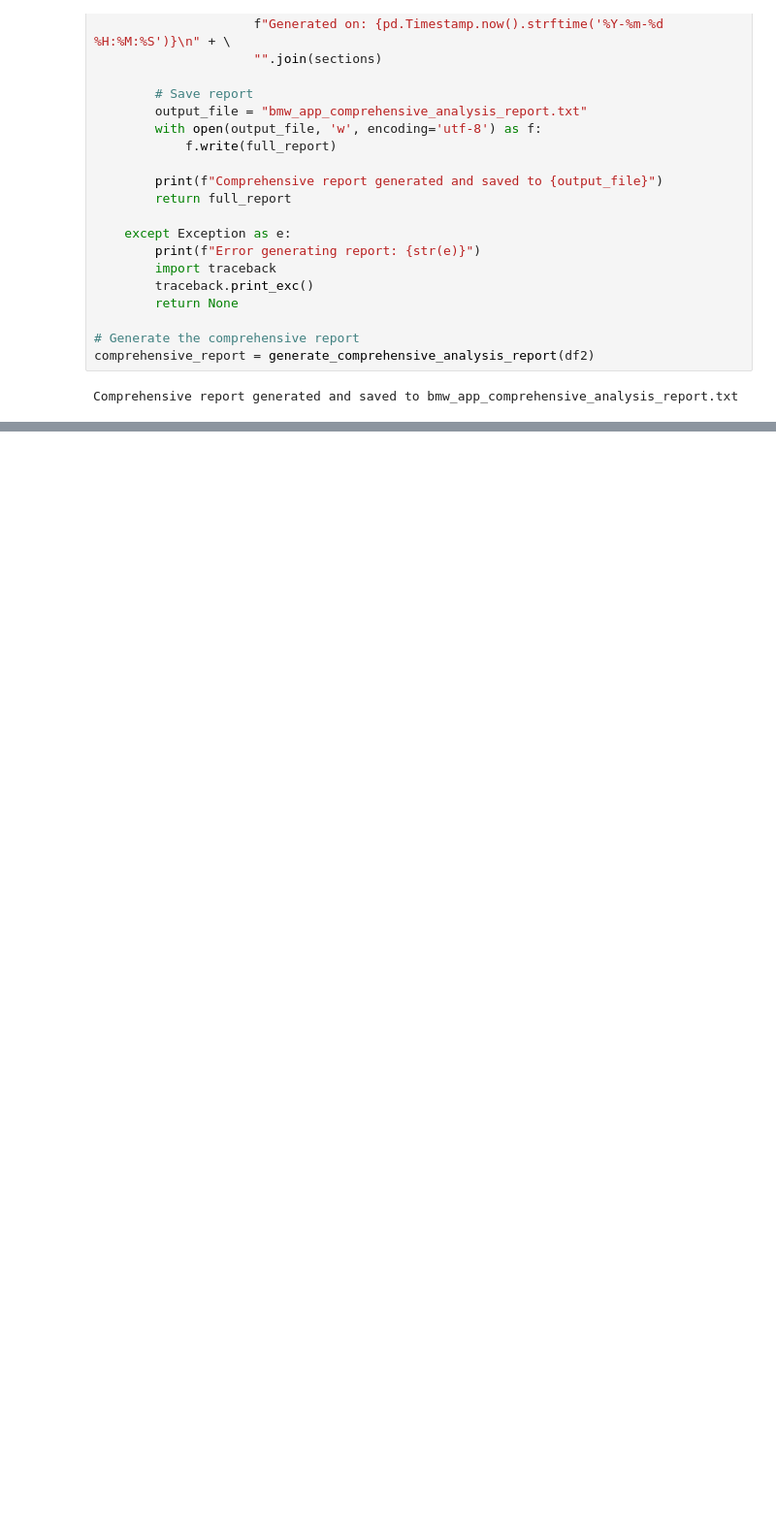
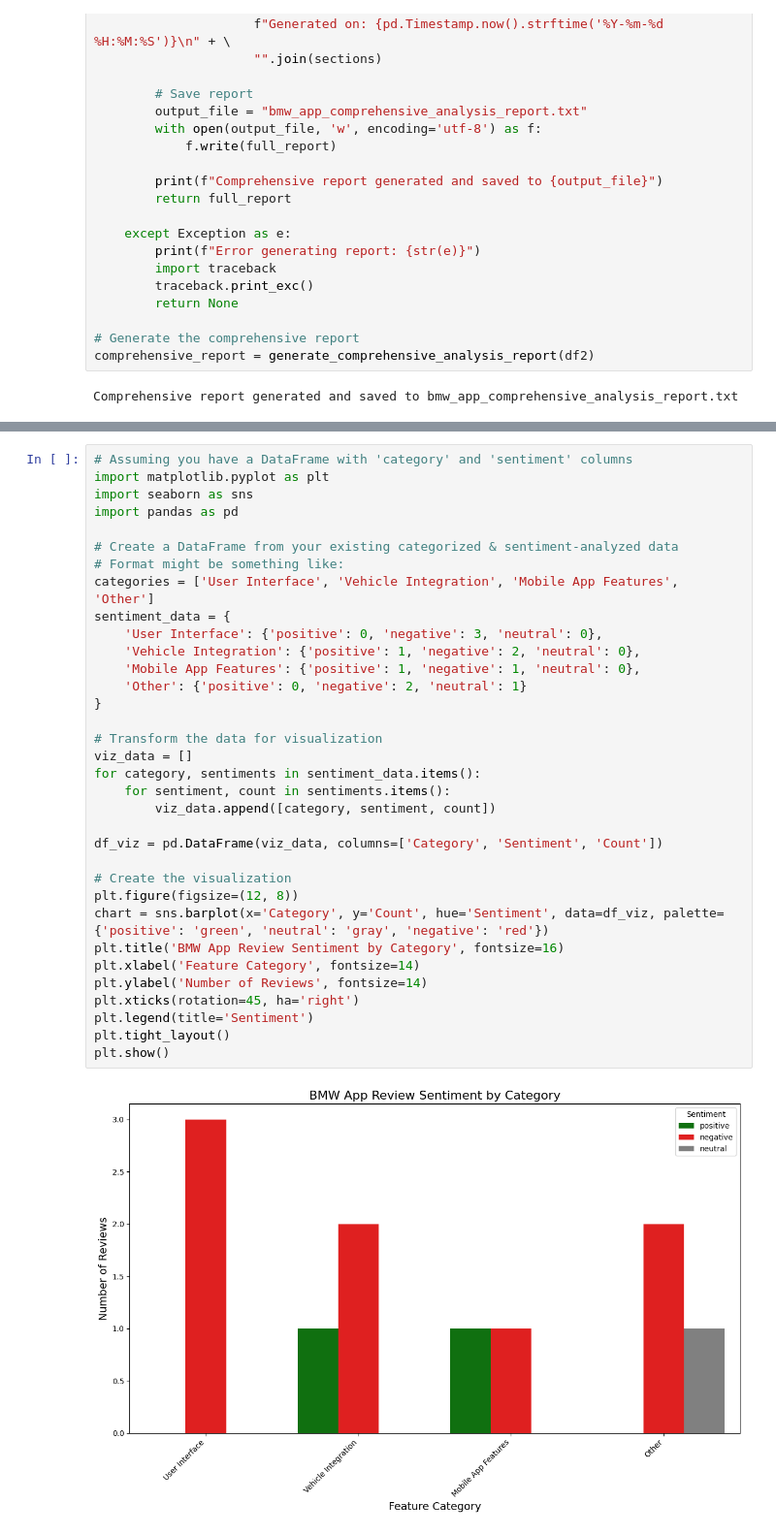
Before and after one commit to NicoCampa/GenAI_Text_Mining_BMW, a Jupyter notebook: MyBMWappSent.ipynb, the cells around one changed output, grey strips where cells are left out. Shown at 97% size. Saved outputs shown, nothing was run; the diff lists cells and outputs as text; blank space fills up the shorter version.

```diff
--- a/MyBMWappSent.ipynb
+++ b/MyBMWappSent.ipynb
@@ -1344,0 +1616,36 @@ Comprehensive report generated and saved to bmw_app_comprehensive_analysis_repor
+# %%
+# Assuming you have a DataFrame with 'category' and 'sentiment' columns
+import matplotlib.pyplot as plt
+import seaborn as sns
+import pandas as pd
+
+# Create a DataFrame from your existing categorized & sentiment-analyzed data
+# Format might be something like:
+categories = ['User Interface', 'Vehicle Integration', 'Mobile App Features', 'Other']
+sentiment_data = {
+    'User Interface': {'positive': 0, 'negative': 3, 'neutral': 0},
+    'Vehicle Integration': {'positive': 1, 'negative': 2, 'neutral': 0},
+    'Mobile App Features': {'positive': 1, 'negative': 1, 'neutral': 0},
+    'Other': {'positive': 0, 'negative': 2, 'neutral': 1}
+}
+
+# Transform the data for visualization
+viz_data = []
+for category, sentiments in sentiment_data.items():
+    for sentiment, count in sentiments.items():
+        viz_data.append([category, sentiment, count])
+
+df_viz = pd.DataFrame(viz_data, columns=['Category', 'Sentiment', 'Count'])
+
+# Create the visualization
+plt.figure(figsize=(12, 8))
+chart = sns.barplot(x='Category', y='Count', hue='Sentiment', data=df_viz, palette={'positive': 'green', 'neutral': 'gray', 'negative': 'red'})
+plt.title('BMW App Review Sentiment by Category', fontsize=16)
+plt.xlabel('Feature Category', fontsize=14)
+plt.ylabel('Number of Reviews', fontsize=14)
+plt.xticks(rotation=45, ha='right')
+plt.legend(title='Sentiment')
+plt.tight_layout()
+plt.show()
+# %% [output]
+[figure, added]
```
Also changed, not shown: parts of 25 cells of this notebook, 28 other files.
